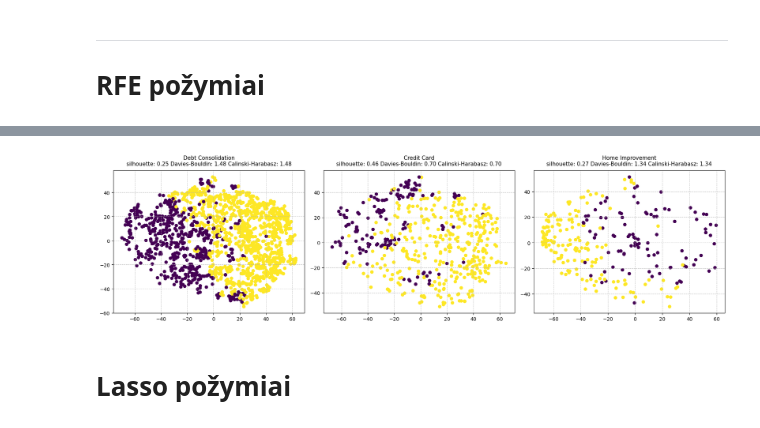
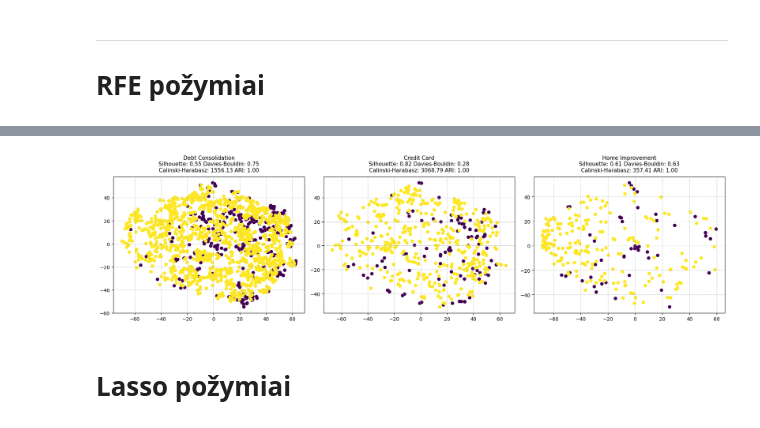
Before and after one commit to EvelinaDu/Papildomi_duomenu_vizualizavimo_skyriai, a Jupyter notebook: 3_laboratorinis/Hierarchical.ipynb, the cells around one changed output, grey strips where cells are left out. Saved outputs shown, nothing was run; the diff lists cells and outputs as text; code cells hidden in the pictures.

```diff
--- a/3_laboratorinis/Hierarchical.ipynb
+++ b/3_laboratorinis/Hierarchical.ipynb
@@ -90,6 +90,10 @@ plt.show()
 labels_debt = fcluster(wards_clustering_debt, t=2, criterion='maxclust')
 labels_credit = fcluster(wards_clustering_credit, t=2, criterion='maxclust')
 labels_home = fcluster(wards_clustering_home, t=2, criterion='maxclust')
+
+true_labels = [min_max_data.loc[min_max_data['purpose'] == 'debt_consolidation', 'credit.policy'],
+               min_max_data.loc[min_max_data['purpose'] == 'credit_card', 'credit.policy'],
+               min_max_data.loc[min_max_data['purpose'] == 'home_improvement', 'credit.policy']]
 
 tsne_results.loc[tsne_results['cat'] == 'debt_consolidation', 'cluster_label'] = labels_debt
 tsne_results.loc[tsne_results['cat'] == 'credit_card', 'cluster_label'] = labels_credit
@@ -101,20 +105,23 @@ categories = ['debt_consolidation', 'credit_card', 'home_improvement']
 scores = [
     (silhouette_score(full_feature_dfs['debt_consolidation'], labels_debt),
      davies_bouldin_score(full_feature_dfs['debt_consolidation'], labels_debt),
-     calinski_harabasz_score(full_feature_dfs['debt_consolidation'], labels_debt)),
+     calinski_harabasz_score(full_feature_dfs['debt_consolidation'], labels_debt),
+     adjusted_rand_score(true_labels[0], labels_debt)),
     (silhouette_score(full_feature_dfs['credit_card'], labels_credit),
      davies_bouldin_score(full_feature_dfs['credit_card'], labels_credit),
-     calinski_harabasz_score(full_feature_dfs['credit_card'], labels_credit)),
+     calinski_harabasz_score(full_feature_dfs['credit_card'], labels_credit),
+     adjusted_rand_score(true_labels[1], labels_credit)),
     (silhouette_score(full_feature_dfs['home_improvement'], labels_home),
      davies_bouldin_score(full_feature_dfs['home_improvement'], labels_home),
-     calinski_harabasz_score(full_feature_dfs['home_improvement'], labels_home)),
+     calinski_harabasz_score(full_feature_dfs['home_improvement'], labels_home),
+     adjusted_rand_score(true_labels[2], labels_home)),
 ]
 
 for i, cat in enumerate(categories):
     subset = tsne_results[tsne_results['cat'] == cat]
 
     axes[i].scatter(subset['tsne_1'], subset['tsne_2'], c=subset['cluster_label'], cmap='viridis')
-    title_text = f"{cat.replace('_', ' ').title()}\nsilhouette: {scores[i][0]:.2f} Davies-Bouldin: {scores[i][1]:.2f} Calinski-Harabasz: {scores[i][1]:.2f}"
+    title_text = f"{cat.replace('_', ' ').title()}\nSilhouette: {scores[i][0]:.2f} Davies-Bouldin: {scores[i][1]:.2f}\nCalinski-Harabasz: {scores[i][2]:.2f} ARI: {scores[i][3]:.2f}"
     axes[i].set_title(title_text, fontsize=11, pad=10)
     axes[i].grid(True, linestyle='--', alpha=0.7)
 
@@ -147,29 +154,38 @@ labels_home = fcluster(wards_clustering_home, t=2, criterion='maxclust')
 # %%
 tsne_results.loc[tsne_results['cat'] == 'debt_consolidation', 'cluster_label'] = labels_debt
 tsne_results.loc[tsne_results['cat'] == 'credit_card', 'cluster_label'] = labels_credit
 tsne_results.loc[tsne_results['cat'] == 'home_improvement', 'cluster_label'] = labels_home
 
 fig, axes = plt.subplots(1, 3, figsize=(18, 5))
 categories = ['debt_consolidation', 'credit_card', 'home_improvement']
 
 scores = [
-    (silhouette_score(rfecv_debt, labels_debt), davies_bouldin_score(rfecv_debt, labels_debt), calinski_harabasz_score(rfecv_debt, labels_debt)),
-    (silhouette_score(rfecv_credit, labels_credit), davies_bouldin_score(rfecv_credit, labels_credit), calinski_harabasz_score(rfecv_credit, labels_credit)),
-    (silhouette_score(rfecv_home, labels_home), davies_bouldin_score(rfecv_home, labels_home), calinski_harabasz_score(rfecv_home, labels_home)),
+    (silhouette_score(rfecv_debt, labels_debt),
+     davies_bouldin_score(rfecv_debt, labels_debt),
+     calinski_harabasz_score(rfecv_debt, labels_debt),
+     adjusted_rand_score(true_labels[0], labels_debt)),
+    (silhouette_score(rfecv_credit, labels_credit),
+     davies_bouldin_score(rfecv_credit, labels_credit),
+     calinski_harabasz_score(rfecv_credit, labels_credit),
+     adjusted_rand_score(true_labels[1], labels_credit)),
+    (silhouette_score(rfecv_home, labels_home),
+     davies_bouldin_score(rfecv_home, labels_home),
+     calinski_harabasz_score(rfecv_home, labels_home),
+     adjusted_rand_score(true_labels[2], labels_home)),
 ]
 
 for i, cat in enumerate(categories):
     subset = tsne_results[tsne_results['cat'] == cat]
 
     axes[i].scatter(subset['tsne_1'], subset['tsne_2'], c=subset['cluster_label'], cmap='viridis')
-    title_text = f"{cat.replace('_', ' ').title()}\nsilhouette: {scores[i][0]:.2f} Davies-Bouldin: {scores[i][1]:.2f} Calinski-Harabasz: {scores[i][1]:.2f}"
+    title_text = f"{cat.replace('_', ' ').title()}\nSilhouette: {scores[i][0]:.2f} Davies-Bouldin: {scores[i][1]:.2f}\nCalinski-Harabasz: {scores[i][2]:.2f} ARI: {scores[i][3]:.2f}"
     axes[i].set_title(title_text, fontsize=11, pad=10)
     axes[i].grid(True, linestyle='--', alpha=0.7)
 
 plt.tight_layout()
 plt.show()
 # %% [output]
-[figure, old version]
+[figure, new version]
 # %% [markdown]
 # Lasso požymiai
 # %%
```
Also changed, not shown: parts of 6 cells of this notebook.
